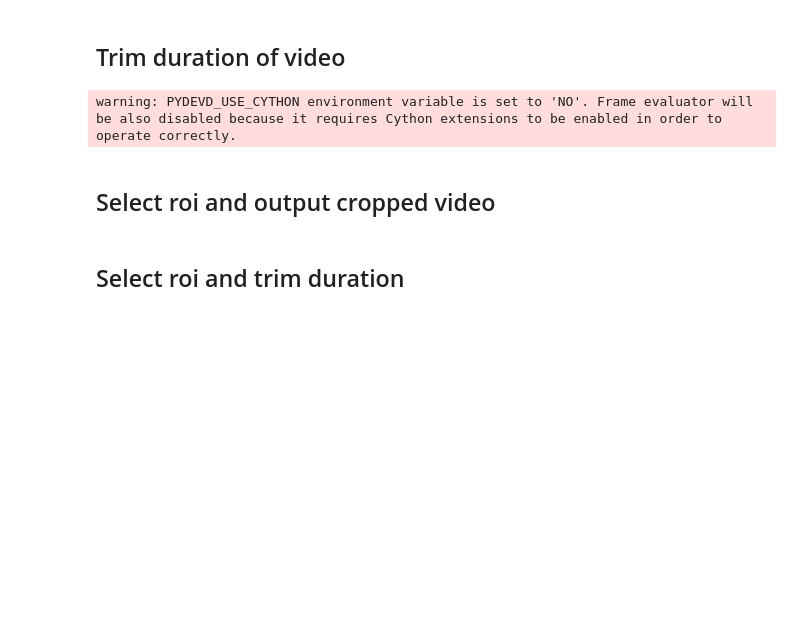
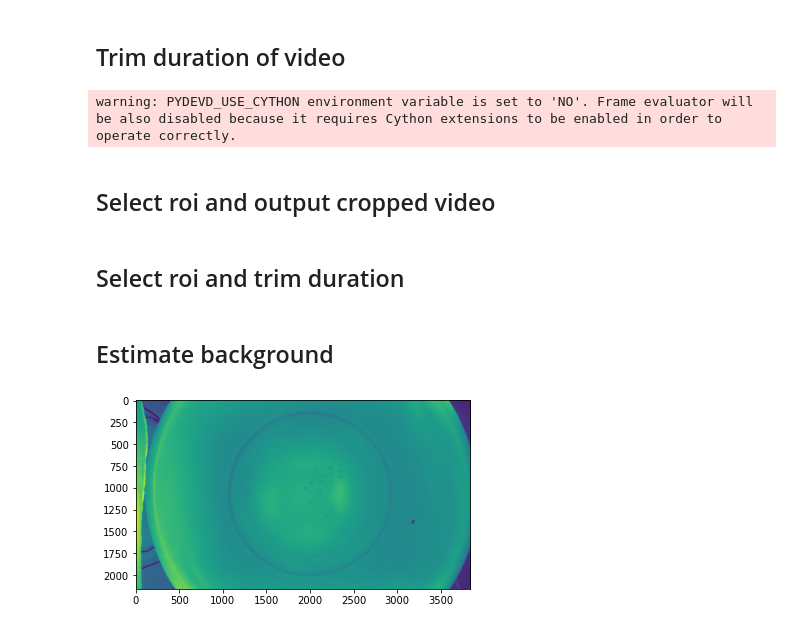
Before and after one commit to mmchenry/mchenrylab_py, a Jupyter notebook: videoTools.ipynb, the cells around one changed output. Cells and saved outputs as stored; diff of their text form; code cells hidden in the pictures; blank space fills up the shorter version.

```diff
--- a/videoTools.ipynb
+++ b/videoTools.ipynb
@@ -73,3 +83,17 @@ r = vt.findROI(vid_path)
 
 # Run crop and trim movie export
 vt.trimDurCropped(vid_path, out_path, r, tEnd, tStart)
+# %% [markdown]
+## Estimate background
+# %%
+# Set max number of frames to use
+max_frames = 100
+
+# Run background estimator
+bgImage = vt.getbackground(vid_path, out_path + '-bg.png', max_frames)
+
+# View computed background image
+plt.imshow(bgImage)
+plt.show()
+# %% [output]
+[figure, added]
```
Also changed, not shown: parts of 3 cells of this notebook, 1 other file.
